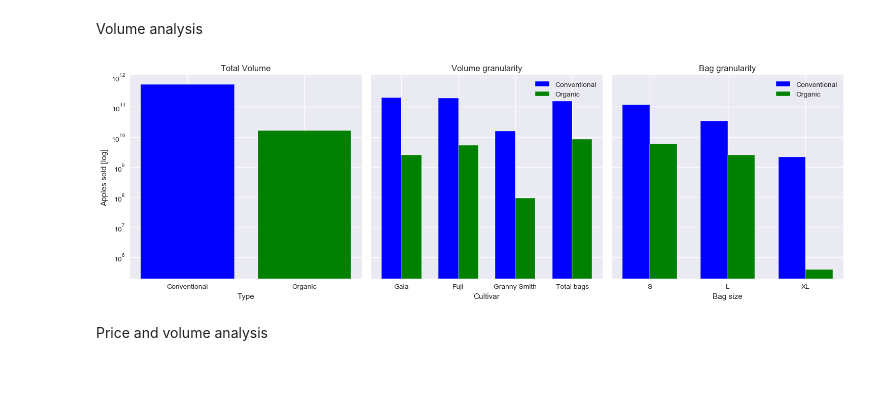
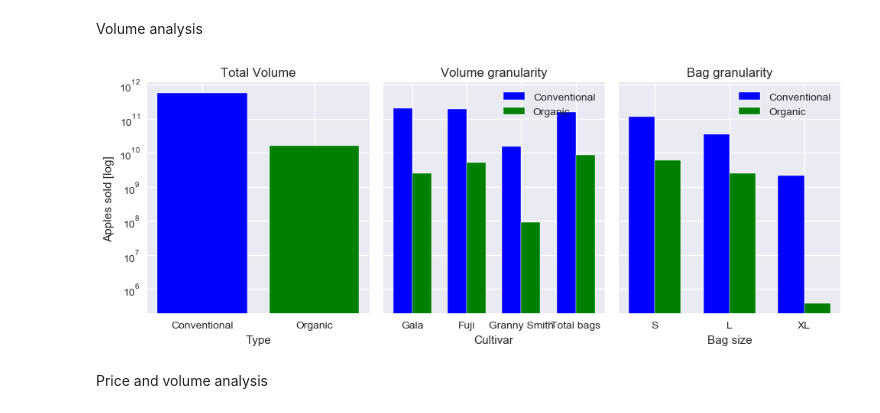
Before and after one commit to marcelomoraiscloser/apple_price, a Jupyter notebook: ApplePricePredictor.ipynb, the cells around one changed output. Drawn from its saved outputs; the diff is of its cells as text; code cells hidden in the pictures; blank space fills up the shorter version.

```diff
--- a/ApplePricePredictor.ipynb
+++ b/ApplePricePredictor.ipynb
@@ -123,0 +192,19 @@ plt.show()
+# %%
+data_array = [weeks_15.values, weeks_16.values, weeks_17.values, weeks_18.values]
+
+# Create a single plot with all the data
+plt.figure(figsize=(10, 4))
+sns.set(font_scale=1.1)
+listOf_Xticks = np.arange(0, 55, 2)
+plt.xticks(listOf_Xticks)
+plt.title("Data distribution by Week")
+
+plt.bar(list(weeks_15.keys()), data_array[0], label='2015', color='black', alpha=0.9)
+bottom = data_array[0]
+for i in range(1, 5):
+    plt.bar(list(weeks_15.keys()), data_array[i], bottom=bottom, label=f'Dataset {i + 1}')
+    bottom += data_array[i]
+
+plt.legend(loc=1)
+plt.grid(True)
+plt.tight_layout()
@@ -133,7 +223,7 @@ values_2_group_2 = [df_org['gala'].sum(), df_org['fuji'].sum(), df_org['granny_s
 values_3_group_1 = [df_conv['s_bags'].sum(), df_conv['l_bags'].sum(), df_conv['xl_bags'].sum()]
 values_3_group_2 = [df_org['s_bags'].sum(), df_org['l_bags'].sum(), df_org['xl_bags'].sum()]
 
-fig, axs = plt.subplots(1, 3, figsize=(15, 5), sharey=True)
+fig, axs = plt.subplots(1, 3, figsize=(10, 4), sharey=True)
 colors = ['blue', 'green']
 label = ['Conventional', 'Organic']
 # First histogram (Normal bar chart)
@@ -141,34 +231,34 @@ axs[0].bar(label, values_1, color=colors)#, bar_width=0.35)
 axs[0].set_xlabel('Type')
 axs[0].set_ylabel('Apples sold [log]')
 axs[0].set_title('Total Volume')
 axs[0].set_yscale('log')
 
 # Second histogram (Grouped bar chart)
 bar_width = 0.35
 index = np.arange(len(cultivar))
 axs[1].bar(index, values_2_group_1, bar_width, label=label[0], color=colors[0], align='center')
 axs[1].bar(index + bar_width, values_2_group_2, bar_width, label=label[1], color=colors[1], align='center')
 axs[1].set_xlabel('Cultivar')
 axs[1].set_title('Volume granularity')
 axs[1].set_xticks(index + bar_width / 2)
 axs[1].set_xticklabels(cultivar)
 axs[1].legend()
 axs[1].set_yscale('log')
 
 # Third histogram (Grouped bar chart)
 index = np.arange(len(bag_size))
 axs[2].bar(index, values_3_group_1, bar_width, label=label[0], color=colors[0], align='center')
 axs[2].bar(index + bar_width, values_3_group_2, bar_width, label=label[1], color=colors[1], align='center')
 axs[2].set_xlabel('Bag size')
 axs[2].set_title('Bag granularity')
 axs[2].set_xticks(index + bar_width / 2)
 axs[2].set_xticklabels(bag_size)
 axs[2].legend()
 axs[2].set_yscale('log')
 
 plt.tight_layout()
 # %% [output]
-[figure, old version]
+[figure, new version]
 # %% [markdown]
 Price and volume analysis
 # %%
```
Also changed, not shown: parts of 11 cells of this notebook.
